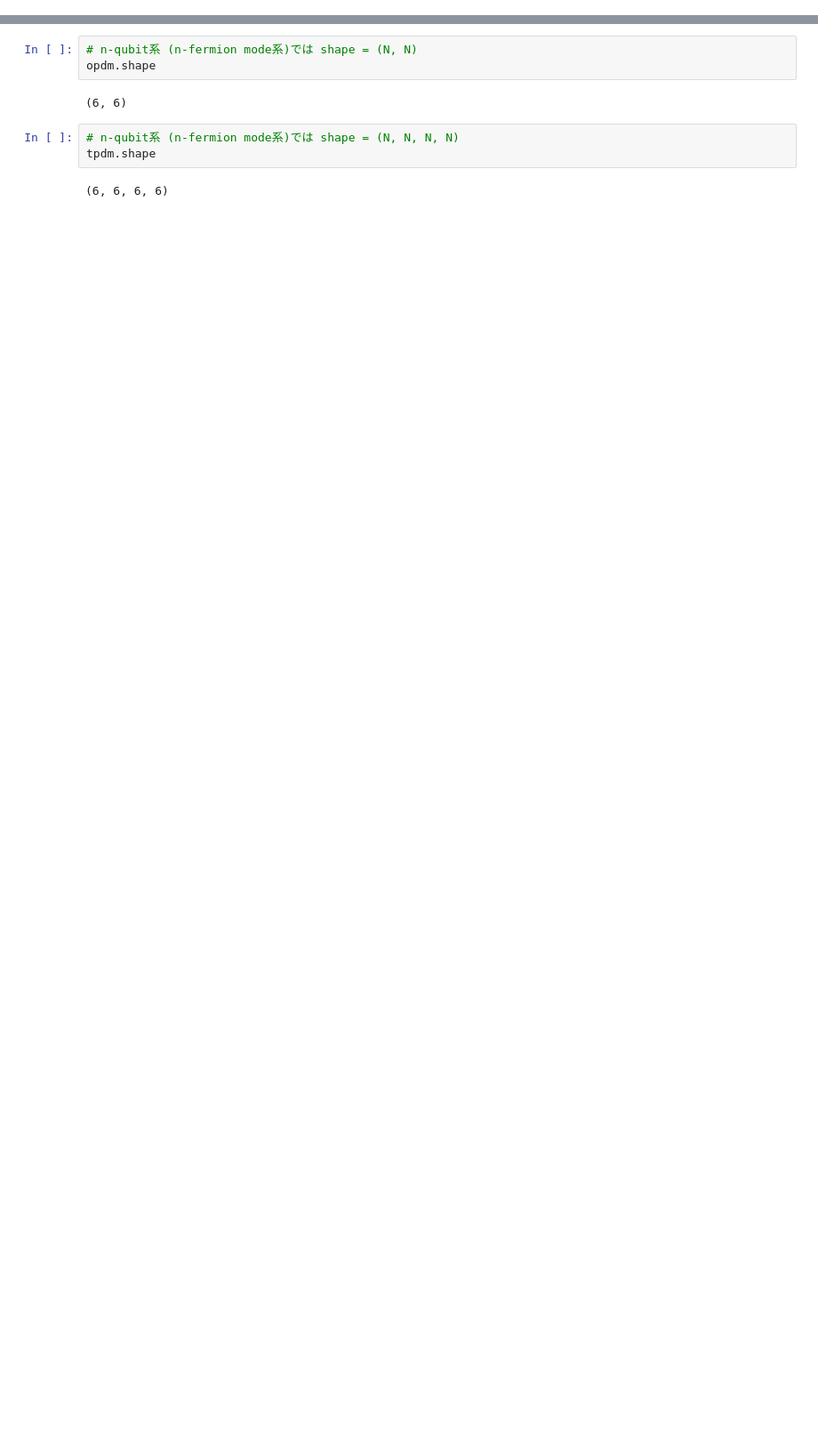
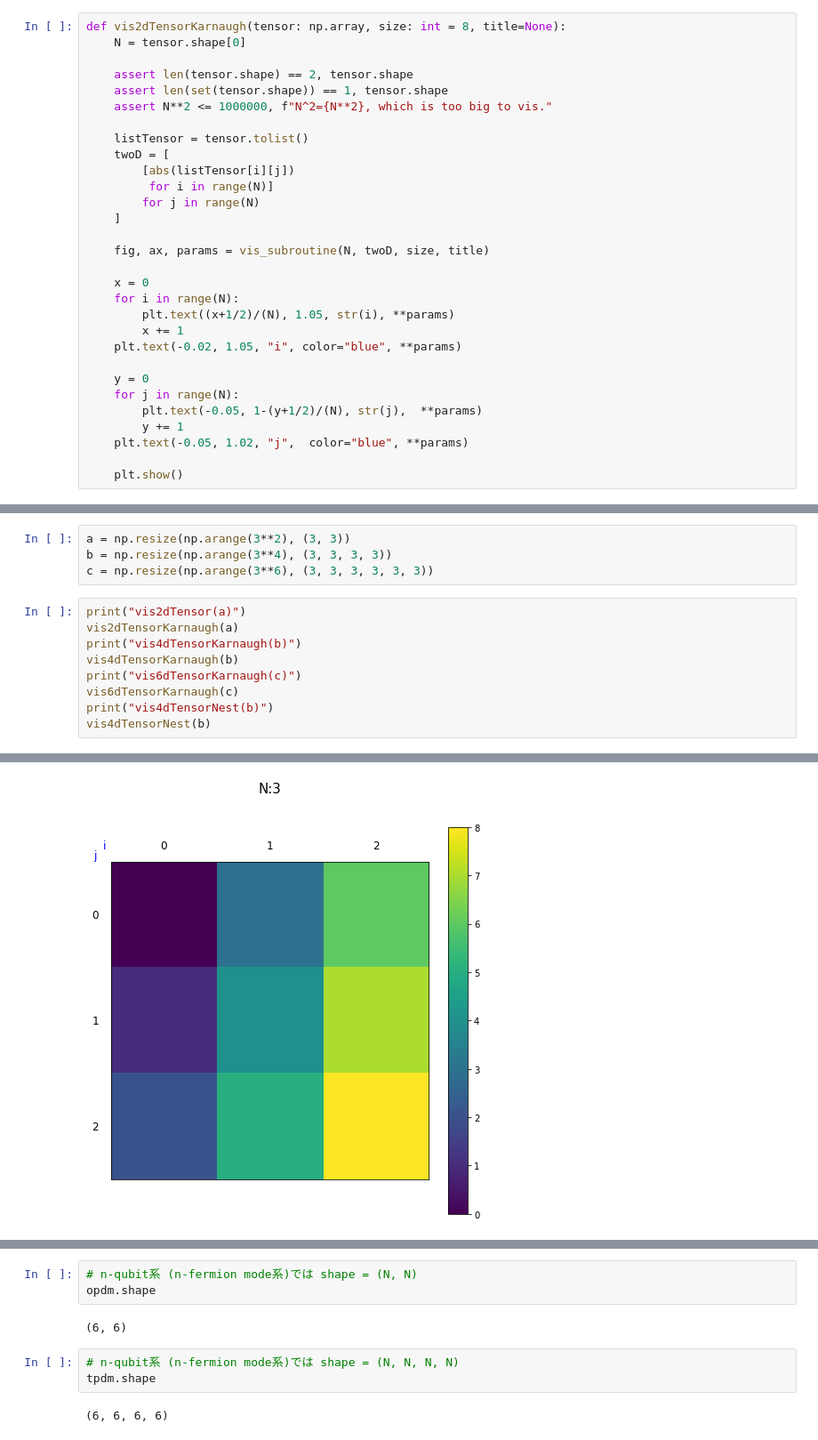
Before and after one commit to hari64boli64/fastwedge, a Jupyter notebook: wedge_speed_up.ipynb, the cells around one changed output, grey strips where cells are left out. Shown at 89% size. Saved outputs shown, nothing was run; the diff lists cells and outputs as text; blank space fills up the shorter version.

```diff
--- a/wedge_speed_up.ipynb
+++ b/wedge_speed_up.ipynb
@@ -0,0 +41,30 @@
+# %%
+def vis2dTensorKarnaugh(tensor: np.array, size: int = 8, title=None):
+    N = tensor.shape[0]
+
+    assert len(tensor.shape) == 2, tensor.shape
+    assert len(set(tensor.shape)) == 1, tensor.shape
+    assert N**2 <= 1000000, f"N^2={N**2}, which is too big to vis."
+
+    listTensor = tensor.tolist()
+    twoD = [
+        [abs(listTensor[i][j])
+         for i in range(N)]
+        for j in range(N)
+    ]
+
+    fig, ax, params = vis_subroutine(N, twoD, size, title)
+
+    x = 0
+    for i in range(N):
+        plt.text((x+1/2)/(N), 1.05, str(i), **params)
+        x += 1
+    plt.text(-0.02, 1.05, "i", color="blue", **params)
+
+    y = 0
+    for j in range(N):
+        plt.text(-0.05, 1-(y+1/2)/(N), str(j),  **params)
+        y += 1
+    plt.text(-0.05, 1.02, "j",  color="blue", **params)
+
+    plt.show()
@@ -0,0 +187,14 @@
+# %%
+a = np.resize(np.arange(3**2), (3, 3))
+b = np.resize(np.arange(3**4), (3, 3, 3, 3))
+c = np.resize(np.arange(3**6), (3, 3, 3, 3, 3, 3))
+# %%
+print("vis2dTensor(a)")
+vis2dTensorKarnaugh(a)
+print("vis4dTensorKarnaugh(b)")
+vis4dTensorKarnaugh(b)
+print("vis6dTensorKarnaugh(c)")
+vis6dTensorKarnaugh(c)
+print("vis4dTensorNest(b)")
+vis4dTensorNest(b)
+# %% [output]
@@ -0,0 +202 @@
+[figure, added]
```
Also changed, not shown: parts of 56 cells of this notebook.
